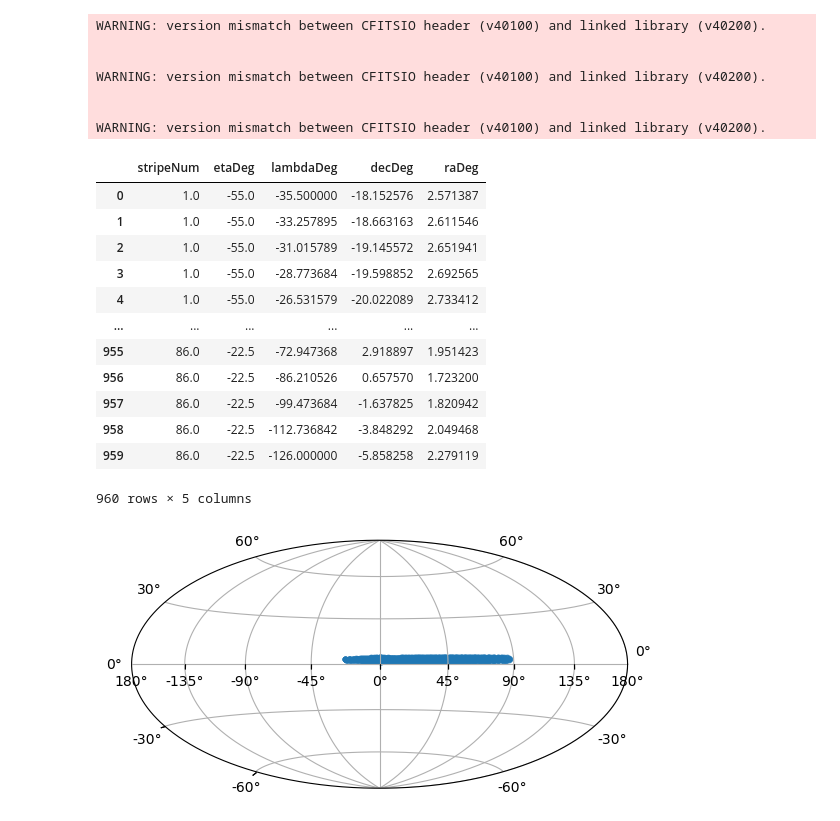
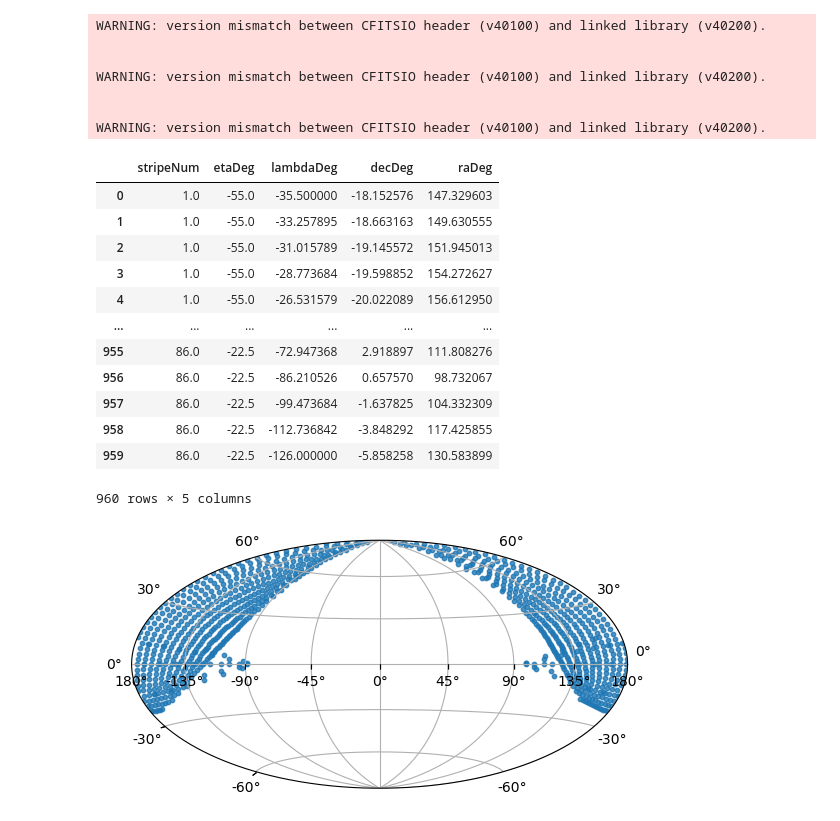
Before and after one commit to Cranberry-Juice/GRS-V, a Jupyter notebook: stripes.ipynb, the cells around one changed output. Cells and saved outputs as stored; diff of their text form; code cells hidden in the pictures.

```diff
--- a/stripes.ipynb
+++ b/stripes.ipynb
@@ -73,31 +73,31 @@ lam = d2r(sampled_stripes.lambdaDeg) # Rad
 et = d2r(sampled_stripes.etaDeg)
 decRad = np.arcsin(np.cos(lam) * np.sin(et + d2r(32.5)))
 sampled_stripes['decDeg'] = decRad * 180/pi
-sampled_stripes['raDeg'] = np.arccos(-np.sin(lam)/np.cos(decRad)) + d2r(95)
+sampled_stripes['raDeg'] = (np.arccos(-np.sin(lam)/np.cos(decRad)) + d2r(95)) * 180/pi
 # %%
 sampled_stripes
 # %% [output]
 |  | stripeNum | etaDeg | lambdaDeg | decDeg | raDeg |
-| 0 | 1.0 | -55.0 | -35.500000 | -18.152576 | 2.571387 |
-| 1 | 1.0 | -55.0 | -33.257895 | -18.663163 | 2.611546 |
-| 2 | 1.0 | -55.0 | -31.015789 | -19.145572 | 2.651941 |
-| 3 | 1.0 | -55.0 | -28.773684 | -19.598852 | 2.692565 |
-| 4 | 1.0 | -55.0 | -26.531579 | -20.022089 | 2.733412 |
+| 0 | 1.0 | -55.0 | -35.500000 | -18.152576 | 147.329603 |
+| 1 | 1.0 | -55.0 | -33.257895 | -18.663163 | 149.630555 |
+| 2 | 1.0 | -55.0 | -31.015789 | -19.145572 | 151.945013 |
+| 3 | 1.0 | -55.0 | -28.773684 | -19.598852 | 154.272627 |
+| 4 | 1.0 | -55.0 | -26.531579 | -20.022089 | 156.612950 |
 | ... | ... | ... | ... | ... | ... |
-| 955 | 86.0 | -22.5 | -72.947368 | 2.918897 | 1.951423 |
-| 956 | 86.0 | -22.5 | -86.210526 | 0.657570 | 1.723200 |
-| 957 | 86.0 | -22.5 | -99.473684 | -1.637825 | 1.820942 |
-| 958 | 86.0 | -22.5 | -112.736842 | -3.848292 | 2.049468 |
-| 959 | 86.0 | -22.5 | -126.000000 | -5.858258 | 2.279119 |
+| 955 | 86.0 | -22.5 | -72.947368 | 2.918897 | 111.808276 |
+| 956 | 86.0 | -22.5 | -86.210526 | 0.657570 | 98.732067 |
+| 957 | 86.0 | -22.5 | -99.473684 | -1.637825 | 104.332309 |
+| 958 | 86.0 | -22.5 | -112.736842 | -3.848292 | 117.425855 |
+| 959 | 86.0 | -22.5 | -126.000000 | -5.858258 | 130.583899 |
 960 rows × 5 columns
 # %%
 ax = plt.axes(projection="geo aitoff")
 ax.grid()
 
-scatter = ax.scatter(sampled_stripes.decDeg, sampled_stripes.raDeg,
+scatter = ax.scatter(sampled_stripes.raDeg, sampled_stripes.decDeg,
                      transform=ax.get_transform('world'),
                      s=10,
                      marker='o',
                      alpha=0.8)
 # %% [output]
-[figure, old version]
+[figure, new version]
```
